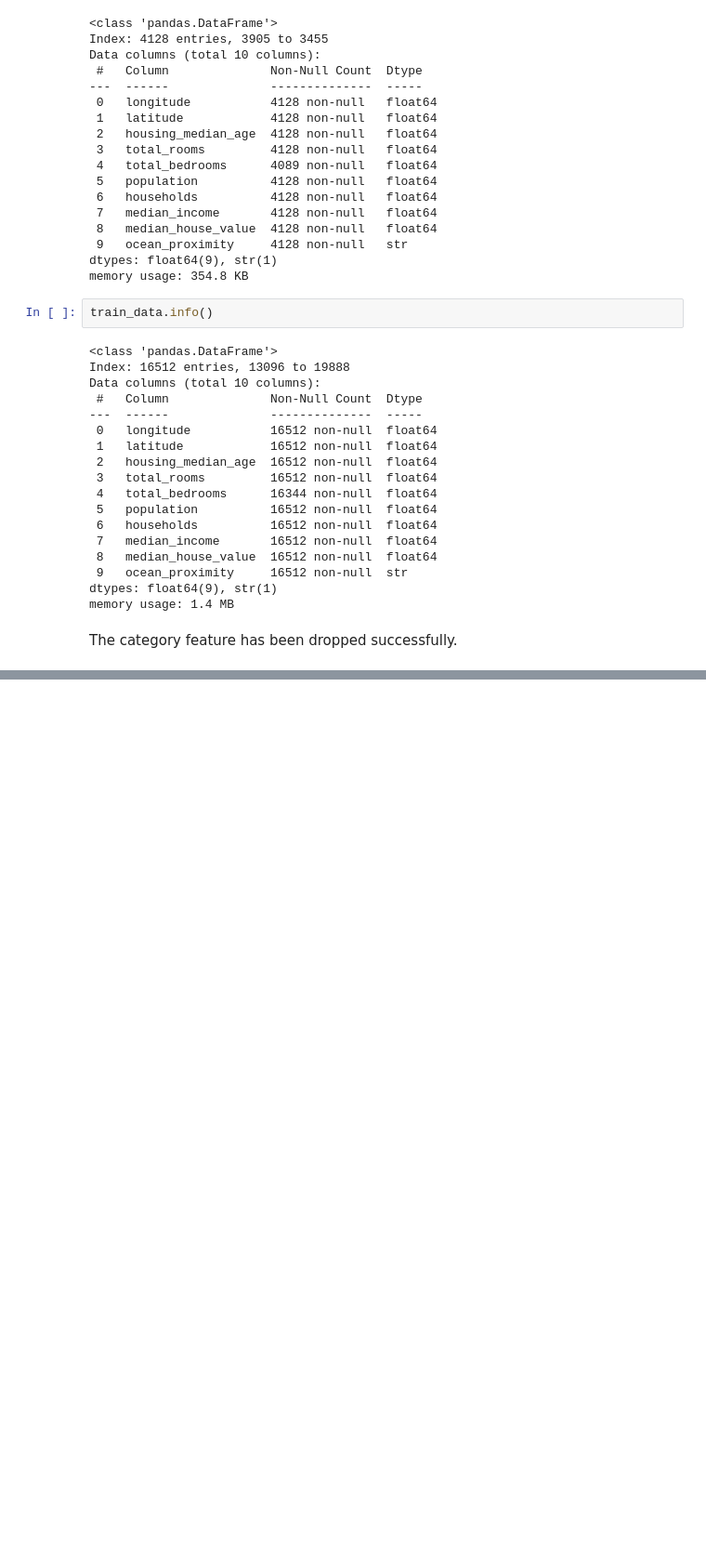
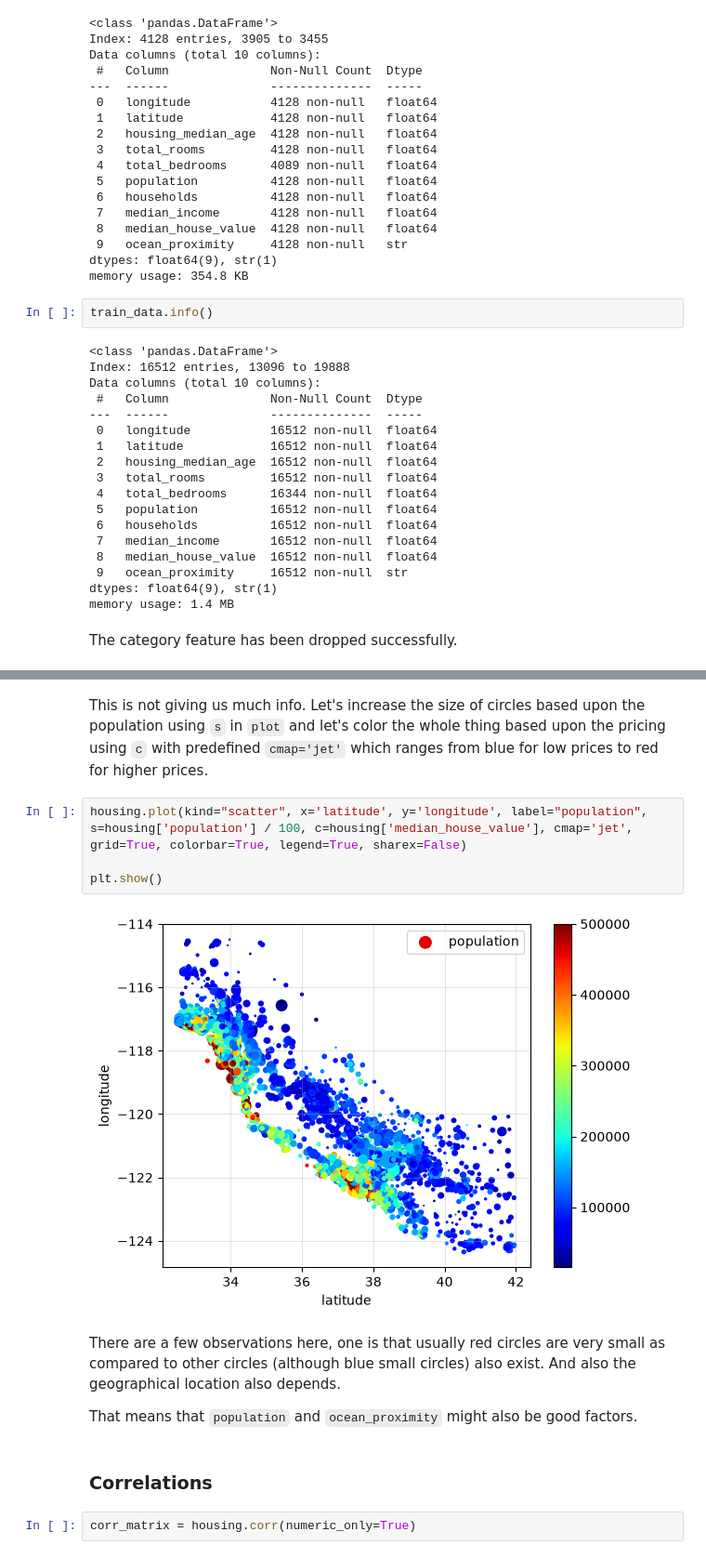
Before and after one commit to Yar-Muhammad-Awaim/hands-on-ml-with-scikit-learn-pytorch, a Jupyter notebook: src/book/chapter2.ipynb, the cells around one changed output, grey strips where cells are left out. Shown at 93% size. Saved outputs shown, nothing was run; the diff lists cells and outputs as text; blank space fills up the shorter version.

```diff
--- a/src/book/chapter2.ipynb
+++ b/src/book/chapter2.ipynb
@@ -320,0 +333,16 @@ The category feature has been dropped successfully.
+# %% [markdown]
+This is not giving us much info. Let's increase the size of circles based upon the population using `s` in `plot` and let's color the whole thing based upon the pricing using `c` with predefined `cmap='jet'` which ranges from blue for low prices to red for higher prices.
+# %%
+housing.plot(kind="scatter", x='latitude', y='longitude', label="population", s=housing['population'] / 100, c=housing['median_house_value'], cmap='jet', grid=True, colorbar=True, legend=True, sharex=False)
+
+plt.show()
+# %% [output]
+[figure, added]
+# %% [markdown]
+There are a few observations here, one is that usually red circles are very small as compared to other circles (although blue small circles) also exist. And also the geographical location also depends.
+
+That means that `population` and `ocean_proximity` might also be good factors.
+# %% [markdown]
+### Correlations
+# %%
+corr_matrix = housing.corr(numeric_only=True)
```
Also changed, not shown: parts of 32 cells of this notebook, 2 other files.
